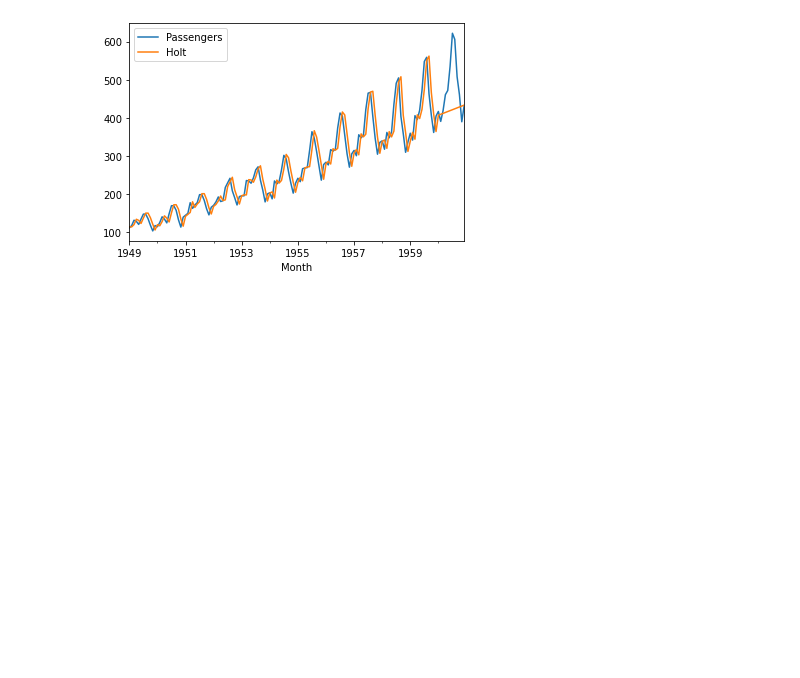
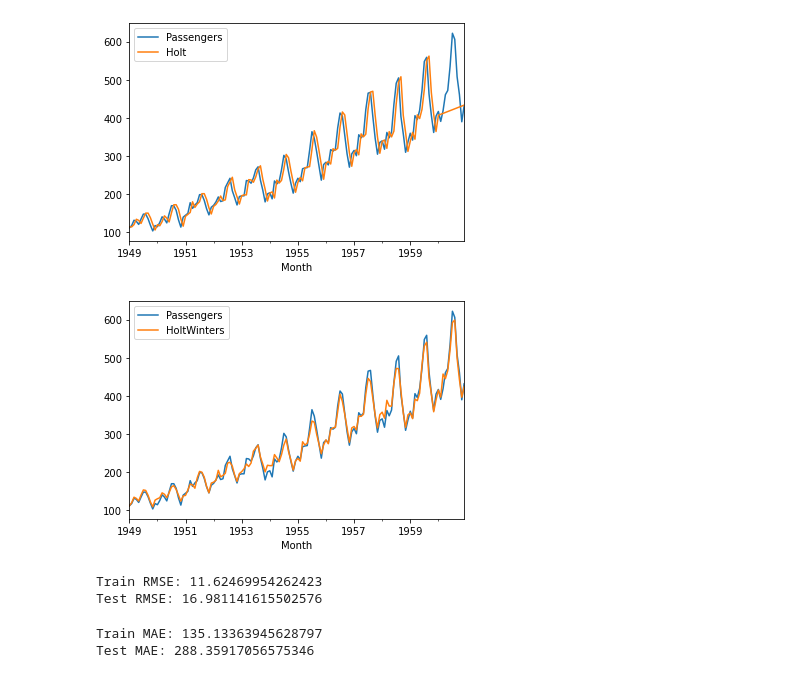
Before and after one commit to cafe-com-analytics/financial_engineering_adachi, a Jupyter notebook: notebooks/S3_EWMA_and_HoltWinters.ipynb, the cells around one changed output. Drawn from its saved outputs; the diff is of its cells as text; code cells hidden in the pictures; blank space fills up the shorter version.

```diff
--- a/notebooks/S3_EWMA_and_HoltWinters.ipynb
+++ b/notebooks/S3_EWMA_and_HoltWinters.ipynb
@@ -186,0 +189,9 @@ df[['Passengers', 'Holt']].plot();
+# %%
+hw = ExponentialSmoothing(train['Passengers'], trend='add', seasonal='add', seasonal_periods=12)
+res_hw = hw.fit()
+# %%
+df.loc[:-N_test, 'HoltWinters'] = res_hw.fittedvalues
+df.loc[-N_test:, 'HoltWinters'] = res_hw.forecast(N_test)
+df[['Passengers', 'HoltWinters']].plot();
+# %% [output]
+[figure, added]
@@ -186,0 +204,12 @@ df[['Passengers', 'Holt']].plot();
+# %%
+print("Train RMSE:", rmse(train['Passengers'], res_hw.fittedvalues))
+print("Test RMSE:", rmse(test['Passengers'], res_hw.forecast(N_test)))
+# %% [output]
+Train RMSE: 11.62469954262423
+Test RMSE: 16.981141615502576
+# %%
+print("Train MAE:", mae(train['Passengers'], res_hw.fittedvalues))
+print("Test MAE:", mae(test['Passengers'], res_hw.forecast(N_test)))
+# %% [output]
+Train MAE: 135.13363945628797
+Test MAE: 288.35917056575346
```
Also changed, not shown: parts of 11 cells of this notebook, 1 other file.
